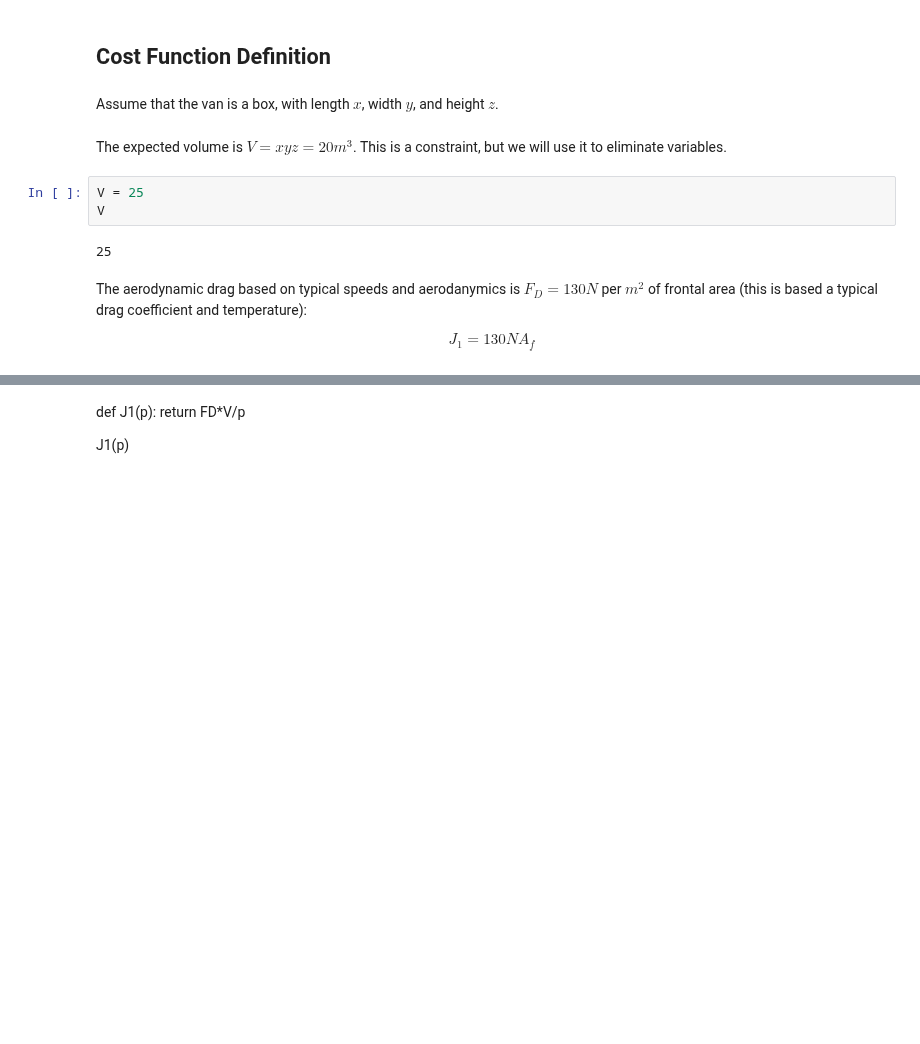
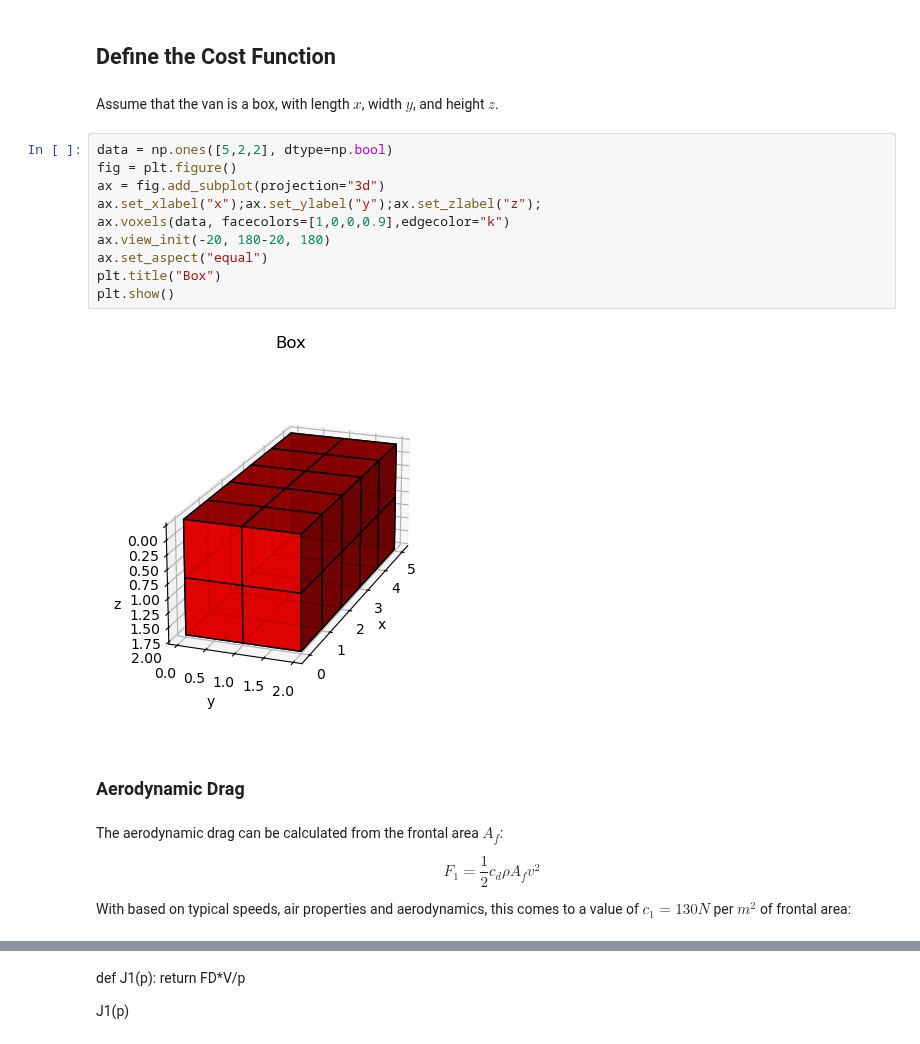
Before and after one commit to tsteffenlboro/digital, a Jupyter notebook: content/opt1.ipynb, the cells around one changed output, grey strips where cells are left out. Saved outputs shown, nothing was run; the diff lists cells and outputs as text; blank space fills up the shorter version.

```diff
--- a/content/opt1.ipynb
+++ b/content/opt1.ipynb
@@ -24,16 +61,25 @@ p = sym.Symbol("p")
 # %% [markdown]
-## Cost Function Definition
+## Define the Cost Function
 # %% [markdown]
 Assume that the van is a box, with length $x$, width $y$, and height $z$.
-# %% [markdown]
-The expected volume is $V=xyz=20m^3$. This is a constraint, but we will use it to eliminate variables.
-# %%
-V = 25
-V
-# %% [output]
-25
+# %%
+data = np.ones([5,2,2], dtype=np.bool)
+fig = plt.figure()
+ax = fig.add_subplot(projection="3d")
+ax.set_xlabel("x");ax.set_ylabel("y");ax.set_zlabel("z");
+ax.voxels(data, facecolors=[1,0,0,0.9],edgecolor="k")
+ax.view_init(-20, 180-20, 180)
+ax.set_aspect("equal")
+plt.title("Box")
+plt.show()
+# %% [output]
+[figure, added]
 # %% [markdown]
-The aerodynamic drag based on typical speeds and aerodanymics is $F_D=130N$ per $m^2$ of frontal area (this is based a typical drag coefficient and temperature):
-
-$$ J_1 = 130N A_f $$
+### Aerodynamic Drag
+# %% [markdown]
+The aerodynamic drag can be calculated from the frontal area $A_f$:
+
+$$F_1 = \frac{1}{2} c_d \rho A_f v^2 $$
+
+With based on typical speeds, air properties and aerodynamics, this comes to a value of $c_1=130N$ per $m^2$ of frontal area:
 # %%
```
Also changed, not shown: parts of 76 cells of this notebook.
